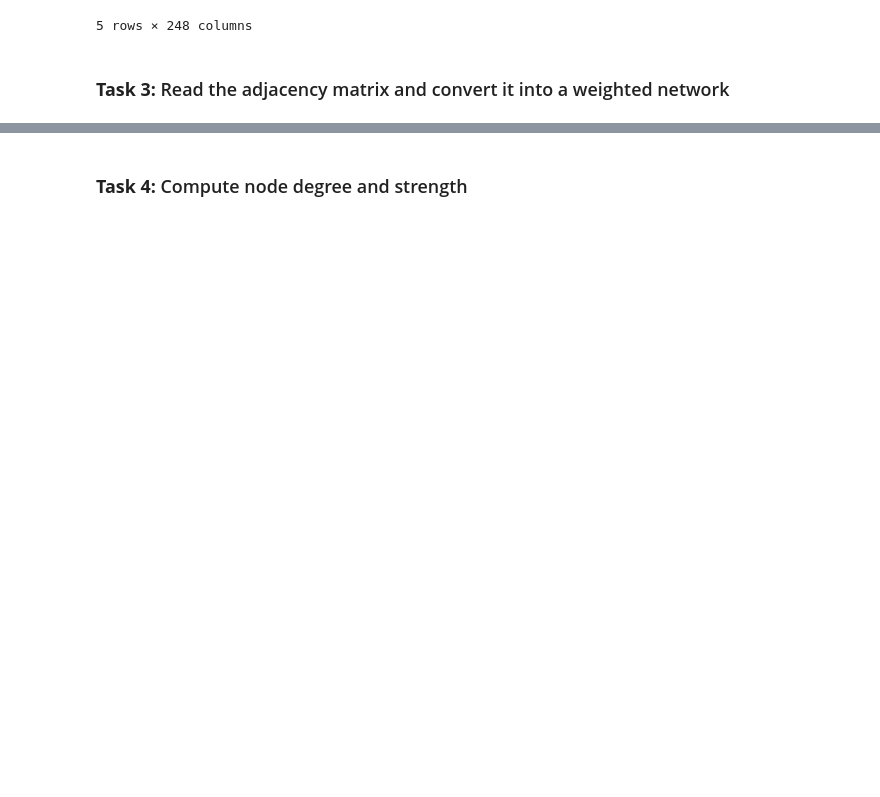
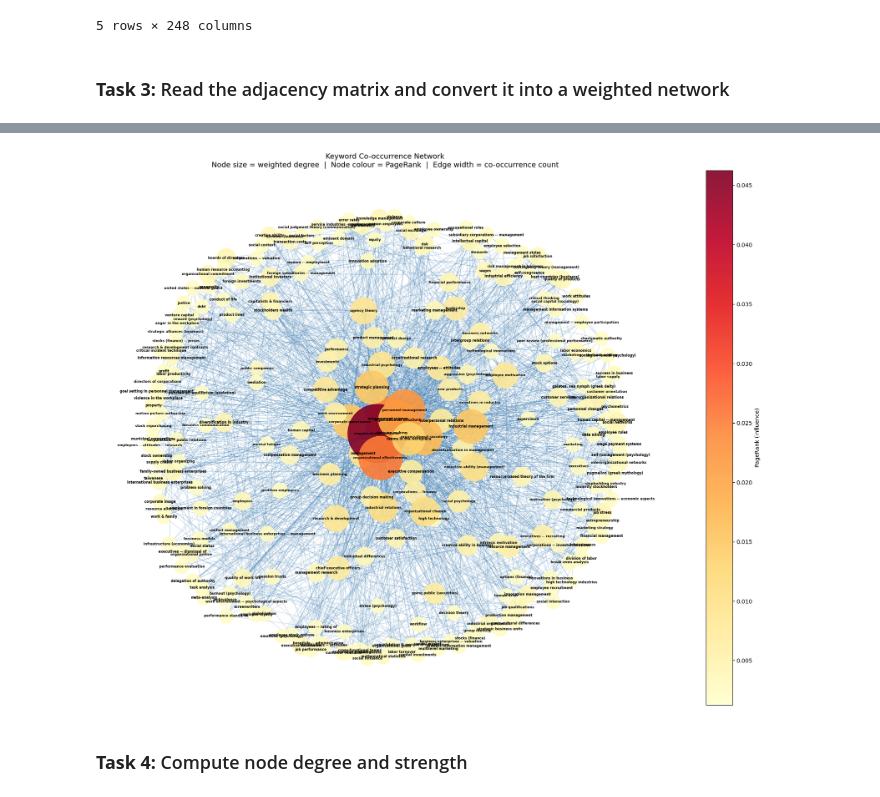
Before and after one commit to Ivory-Uche/School-Project-3, a Jupyter notebook: Project 3.ipynb, the cells around one changed output, grey strips where cells are left out. Cells and saved outputs as stored; diff of their text form; code cells hidden in the pictures; blank space fills up the shorter version.

Commit message:
Read the adjacency matrix and convert it into a weighted network

```diff
--- a/Project 3.ipynb
+++ b/Project 3.ipynb
@@ -101,0 +100,79 @@ Adjacency Matrix shape (248, 248)
+# %%
+## YOUR CODE HERE
+from itertools import combinations
+import networkx as nx
+import matplotlib.pyplot as plt
+import matplotlib.cm as cm
+
+# Build NetworkX graph from adjacency matrix
+G = nx.from_pandas_adjacency(adj_df)
+
+# Remove self-loops (diagonal) and zero-weight edges
+G.remove_edges_from(nx.selfloop_edges(G))
+edges_to_remove = [(u, v) for u, v, w in G.edges(data="weight") if w == 0]
+G.remove_edges_from(edges_to_remove)
+
+print(f"\nNetwork summary:")
+print(f"  Nodes (keywords) : {G.number_of_nodes()}")
+print(f"  Edges (pairs)    : {G.number_of_edges()}")
+print(f"  Density          : {nx.density(G):.4f}")
+
+# Compute node-level metrics
+degree      = dict(G.degree(weight="weight"))       # weighted degree (strength)
+betweenness = nx.betweenness_centrality(G, weight="weight")
+pagerank    = nx.pagerank(G, weight="weight")
+
+metrics_df = pd.DataFrame({
+    "Weighted_Degree": degree,
+    "Betweenness"    : betweenness,
+    "PageRank"       : pagerank,
+}).sort_values("Weighted_Degree", ascending=False)
+
+print("\nTop 15 keywords by weighted degree:")
+print(metrics_df.head(15).to_string())
+
+
+# Visualise the network
+fig, ax = plt.subplots(figsize=(18, 14))
+
+# Layout
+pos = nx.spring_layout(G, seed=42, k=1.5)
+
+# Visual scaling
+weights      = [G[u][v]["weight"] for u, v in G.edges()]
+node_sizes   = [300 + degree[n] * 40 for n in G.nodes()]
+node_colors  = [pagerank[n] for n in G.nodes()]
+
+# Draw
+nx.draw_networkx_edges(
+    G, pos, ax=ax,
+    width=[w * 0.6 for w in weights],
+    alpha=0.4,
+    edge_color="steelblue"
+)
+nodes = nx.draw_networkx_nodes(
+    G, pos, ax=ax,
+    node_size=node_sizes,
+    node_color=node_colors,
+    cmap=cm.YlOrRd,
+    alpha=0.9
+)
+nx.draw_networkx_labels(
+    G, pos, ax=ax,
+    font_size=6,
+    font_weight="bold"
+)
+
+# Colorbar
+plt.colorbar(nodes, ax=ax, label="PageRank (influence)")
+
+ax.set_title(
+    "Keyword Co-occurrence Network\n"
+    "Node size = weighted degree  |  Node colour = PageRank  |  Edge width = co-occurrence count",
+    fontsize=13
+)
+ax.axis("off")
+plt.tight_layout()
+
+plt.show()
+# %% [output]
@@ -102,2 +196,3 @@ Adjacency Matrix shape (248, 248)
+[figure, added]
 # %% [markdown]
 ### **Task 4:**  Compute node degree and strength
```
Also changed, not shown: parts of 4 cells of this notebook.
